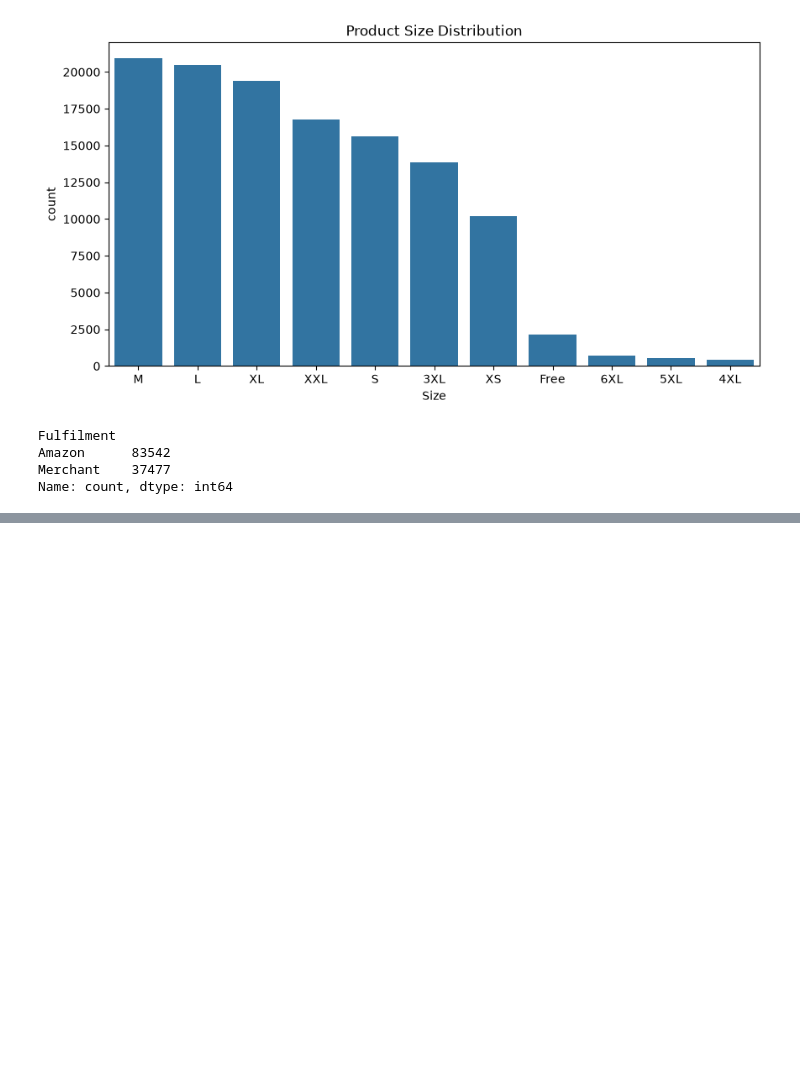
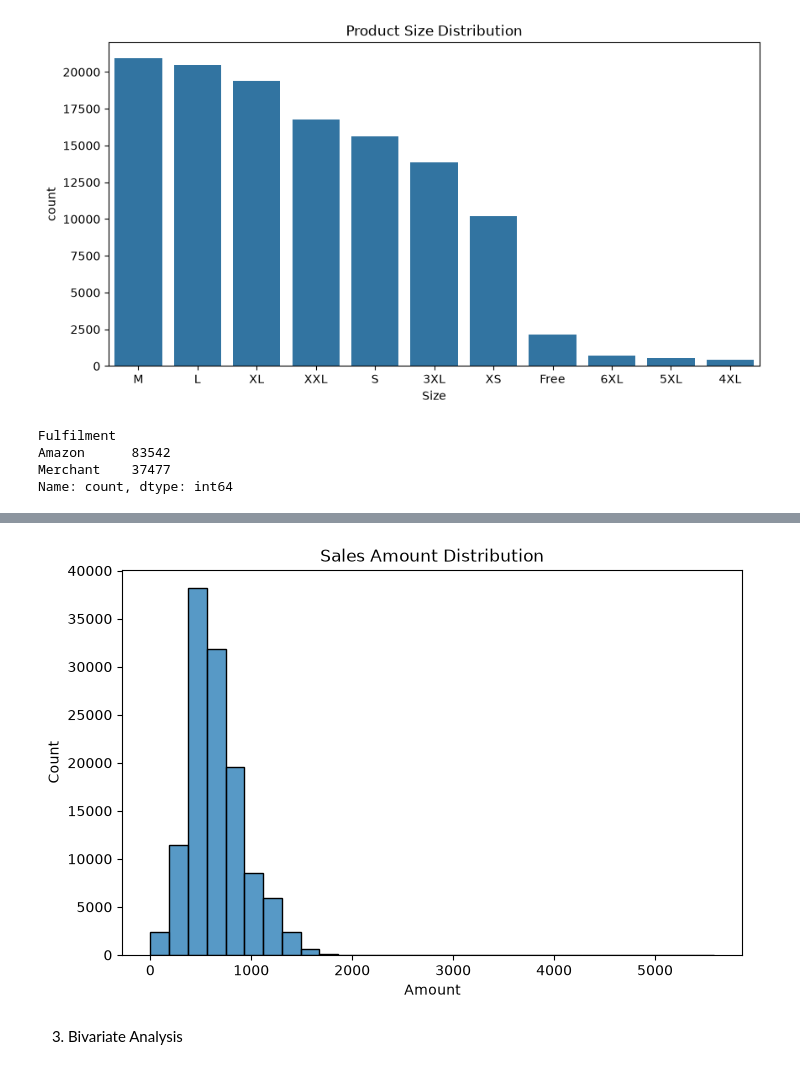
Before and after one commit to gaurvithakur/python-ds-learning, a Jupyter notebook: Projects/Amazon_Sales_Analysis/amazon_sales.ipynb, the cells around one changed output, grey strips where cells are left out. Cells and saved outputs as stored; diff of their text form; code cells hidden in the pictures; blank space fills up the shorter version.

```diff
--- a/Projects/Amazon_Sales_Analysis/amazon_sales.ipynb
+++ b/Projects/Amazon_Sales_Analysis/amazon_sales.ipynb
@@ -295,0 +356,9 @@ Name: count, dtype: int64
+# %%
+plt.figure(figsize=(8,5))
+sns.histplot(df["Amount"], bins=30)
+plt.title("Sales Amount Distribution")
+plt.show()
+# %% [output]
+[figure, added]
+# %% [markdown]
+3. Bivariate Analysis
```
Also changed, not shown: parts of 23 cells of this notebook.
